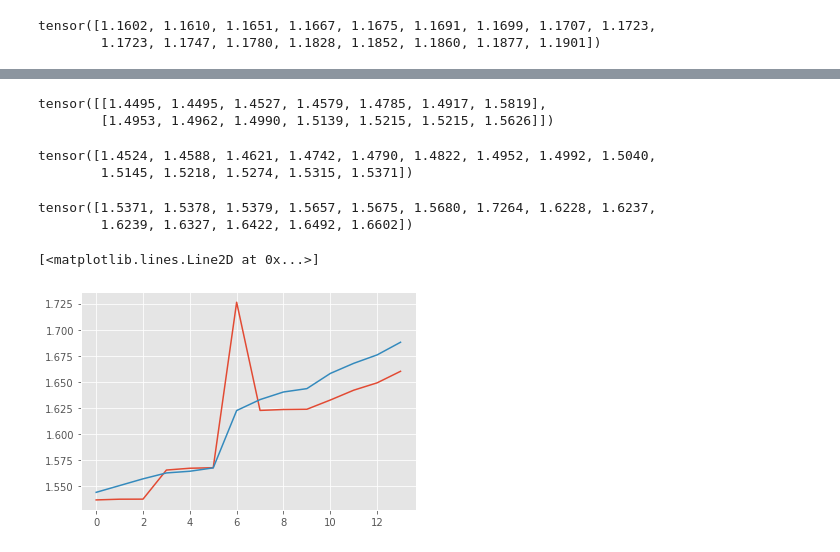
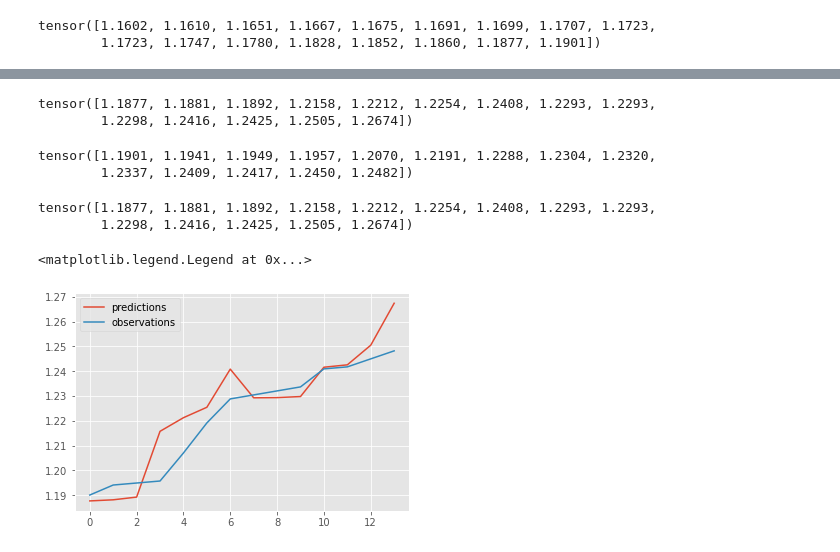
Before and after one commit to hanxiaokaka/Induced_seismic, a Jupyter notebook: notebooks/scinet/002. SCINet decatur.ipynb, the cells around one changed output, grey strips where cells are left out. Saved outputs shown, nothing was run; the diff lists cells and outputs as text; code cells hidden in the pictures.

```diff
--- a/notebooks/scinet/002. SCINet decatur.ipynb
+++ b/notebooks/scinet/002. SCINet decatur.ipynb
@@ -373,24 +373,26 @@ for i in range(2):
     sample_x = test_dset.X[start_input:end_input]
     input_y = torch.cat((input_y,_predict.data.squeeze(0)))
     output_y = test_dset.Y[end_input:end_output]
+    model.eval()
 # %%
 torch.cat(samples).squeeze().squeeze()
 # %% [output]
-tensor([[1.4495, 1.4495, 1.4527, 1.4579, 1.4785, 1.4917, 1.5819],
-        [1.4953, 1.4962, 1.4990, 1.5139, 1.5215, 1.5215, 1.5626]])
+tensor([1.1877, 1.1881, 1.1892, 1.2158, 1.2212, 1.2254, 1.2408, 1.2293, 1.2293,
+        1.2298, 1.2416, 1.2425, 1.2505, 1.2674])
 # %%
 torch.cat(outputs_y)
 # %% [output]
-tensor([1.4524, 1.4588, 1.4621, 1.4742, 1.4790, 1.4822, 1.4952, 1.4992, 1.5040,
-        1.5145, 1.5218, 1.5274, 1.5315, 1.5371])
+tensor([1.1901, 1.1941, 1.1949, 1.1957, 1.2070, 1.2191, 1.2288, 1.2304, 1.2320,
+        1.2337, 1.2409, 1.2417, 1.2450, 1.2482])
 # %%
 torch.cat(samples)
 # %% [output]
-tensor([1.5371, 1.5378, 1.5379, 1.5657, 1.5675, 1.5680, 1.7264, 1.6228, 1.6237,
-        1.6239, 1.6327, 1.6422, 1.6492, 1.6602])
+tensor([1.1877, 1.1881, 1.1892, 1.2158, 1.2212, 1.2254, 1.2408, 1.2293, 1.2293,
+        1.2298, 1.2416, 1.2425, 1.2505, 1.2674])
 # %%
-plt.plot(torch.cat(samples))
-plt.plot(torch.cat(outputs_y))
+plt.plot(torch.cat(samples),label='predictions')
+plt.plot(torch.cat(outputs_y),label='observations')
+plt.legend()
 # %% [output]
-[<matplotlib.lines.Line2D at 0x...>]
+<matplotlib.legend.Legend at 0x...>
-[figure, old version]
+[figure, new version]
```
Also changed, not shown: parts of 2 cells of this notebook.
